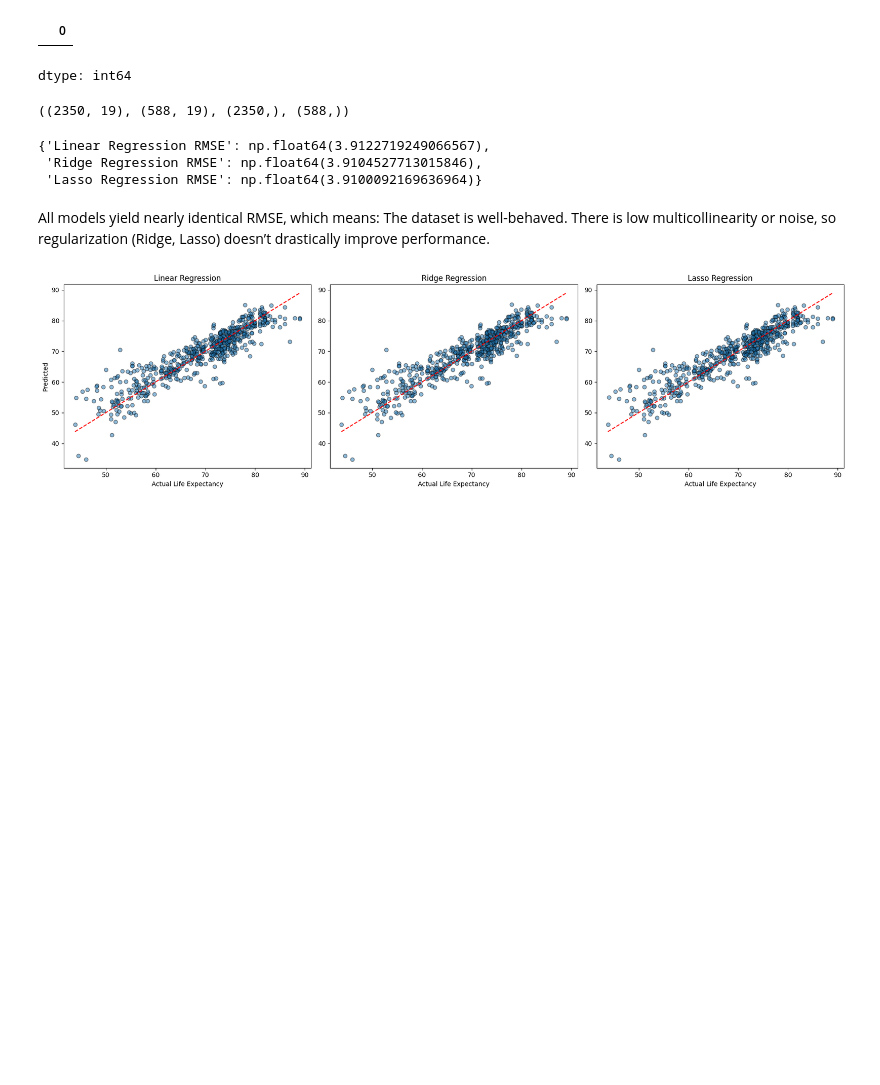
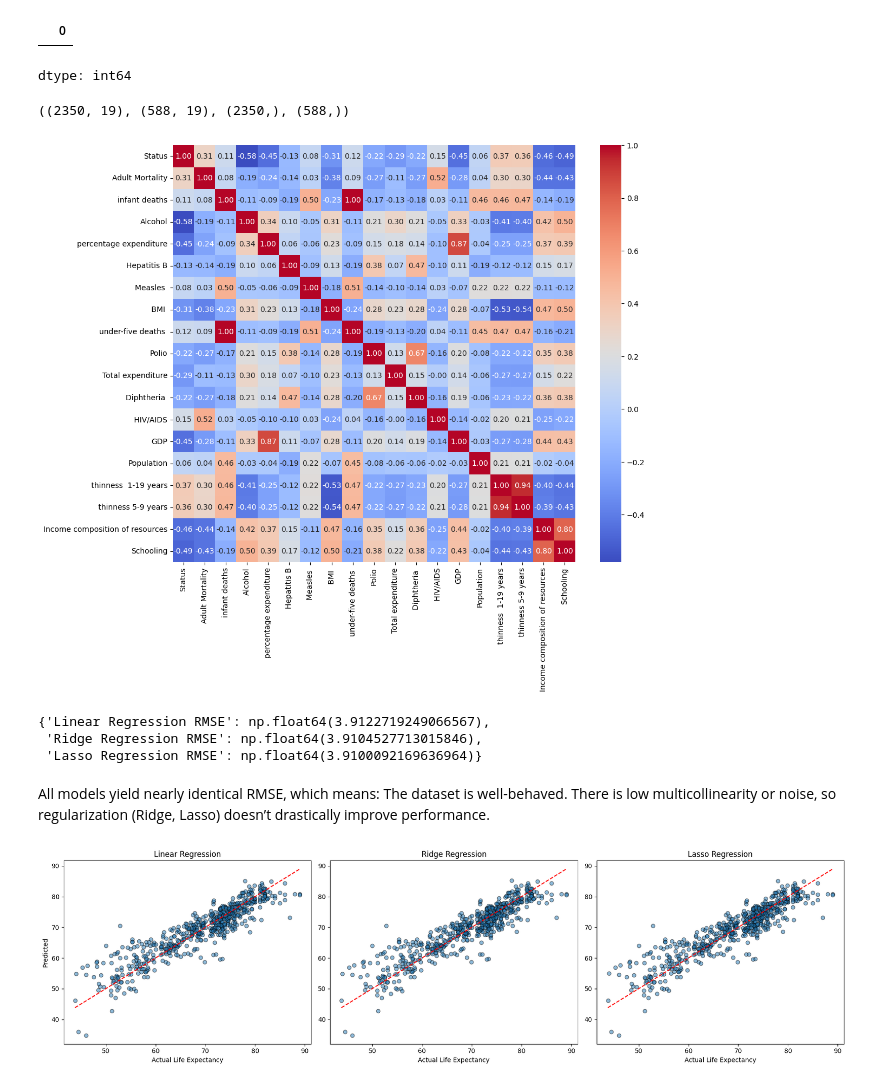
Before and after one commit to Turtle-Grace/gracehuangtw, a Jupyter notebook: 0321_Exercise.ipynb, the cells around one changed output. Drawn from its saved outputs; the diff is of its cells as text; code cells hidden in the pictures; blank space fills up the shorter version.

```diff
--- a/0321_Exercise.ipynb
+++ b/0321_Exercise.ipynb
@@ -327,6 +327,25 @@ lasso = LassoCV(alphas=np.logspace(-3, 3, 50), cv=5, max_iter=10000)
 lasso.fit(X_train, y_train)
 y_pred_lasso = lasso.predict(X_test)
 rmse_lasso = np.sqrt(mean_squared_error(y_test, y_pred_lasso))
+# %%
+#The error messages mean: The matrix used in the calculations is ill-conditioned — meaning it's almost singular (non-invertible), so the result may be numerically unstable or inaccurate.
+#check for multicollinearity
+
+import seaborn as sns
+scaler = StandardScaler()
+
+# Fit the scaler to your data and transform it
+X_scaled = scaler.fit_transform(X)  # Assign the scaled data to 'X_scaled'
+
+# Create a DataFrame from the scaled data
+X_scaled_df = pd.DataFrame(X_scaled, columns=X.columns)
+
+# Now you can use 'X_scaled_df' in your heatmap
+plt.figure(figsize=(12, 10))
+sns.heatmap(X_scaled_df.corr(), annot=True, fmt=".2f", cmap="coolwarm")
+plt.show()
+# %% [output]
+[figure, added]
 # %%
 #3-1. Compute the Root Mean Squared Error (MSE) for all models.
 rmse_results = {
```
Also changed, not shown: parts of 1 cell of this notebook.
